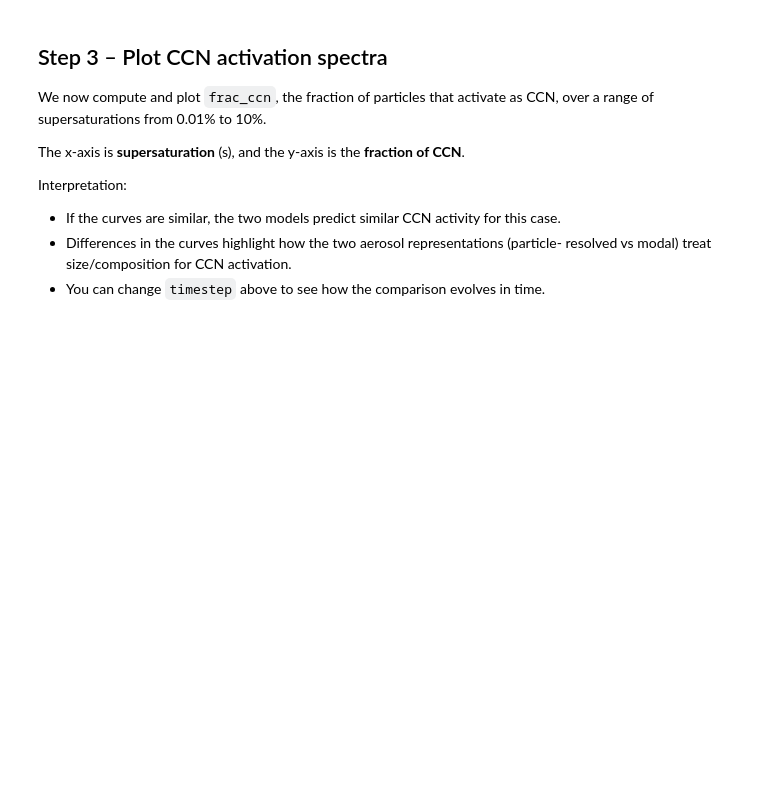
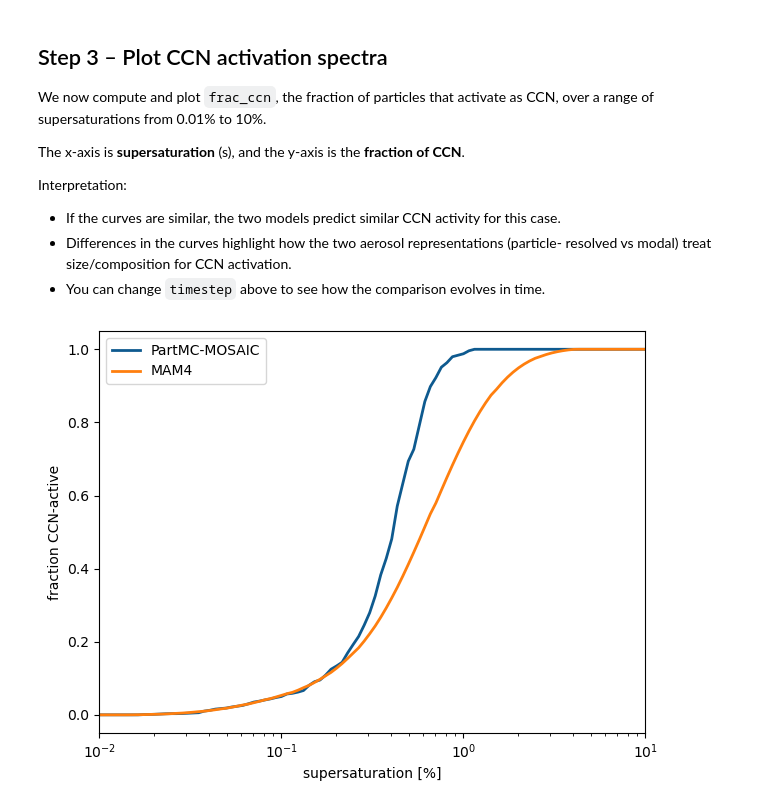
Before and after one commit to pnnl/part2pop, a Jupyter notebook: examples/02_ccn_partmc_and_mam4.ipynb, the cells around one changed output. Drawn from its saved outputs; the diff is of its cells as text; code cells hidden in the pictures; blank space fills up the shorter version.

```diff
--- a/examples/02_ccn_partmc_and_mam4.ipynb
+++ b/examples/02_ccn_partmc_and_mam4.ipynb
@@ -84,23 +84,25 @@ Interpretation:
 # %%
 from part2pop.viz.style import StyleManager, Theme
 from part2pop.viz.builder import build_plotter
 import matplotlib.pyplot as plt
 
 mgr = StyleManager(Theme(), deterministic=False)
 
 series = [
     {"key": "partmc", "population": partmc_population, "label": "PartMC-MOSAIC"},
     {"key": "mam4", "population": mam4_population, "label": "MAM4"},
 ]
 line_styles = mgr.plan("line", [s["key"] for s in series])
 
 fig, ax = plt.subplots()
 for s in series:
     cfg = {
         "varname": "frac_ccn",
-        "s_grid": np.logspace(-2,1,100),  # supersaturation grid from 0.01% to 10%
+        "var_cfg": {"s_grid": np.logspace(-2, 1, 100)},  # supersaturation grid from 0.01% to 10%
         "style": line_styles[s["key"]],
     }
     plotter = build_plotter("state_line", cfg)
     plotter.plot(s["population"], ax, label=s["label"])
 ax.legend(); fig.tight_layout()
+# %% [output]
+[figure, added]
```
Also changed, not shown: parts of 3 cells of this notebook, 12 other files.
